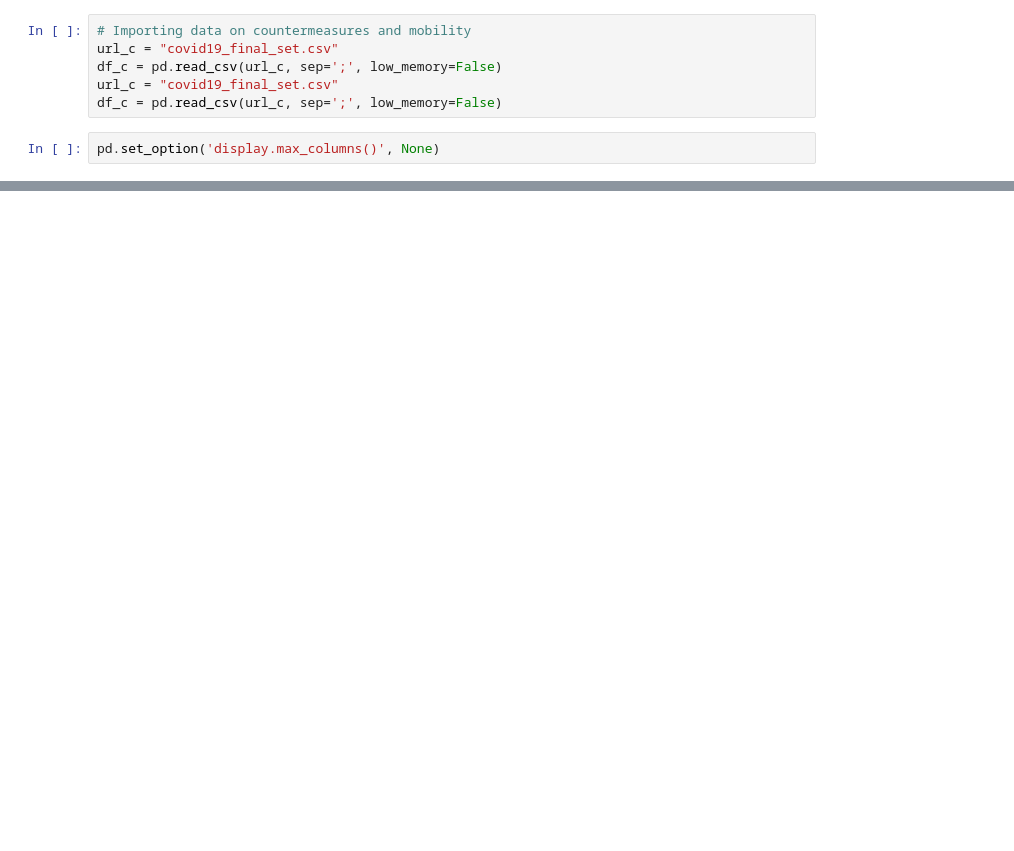
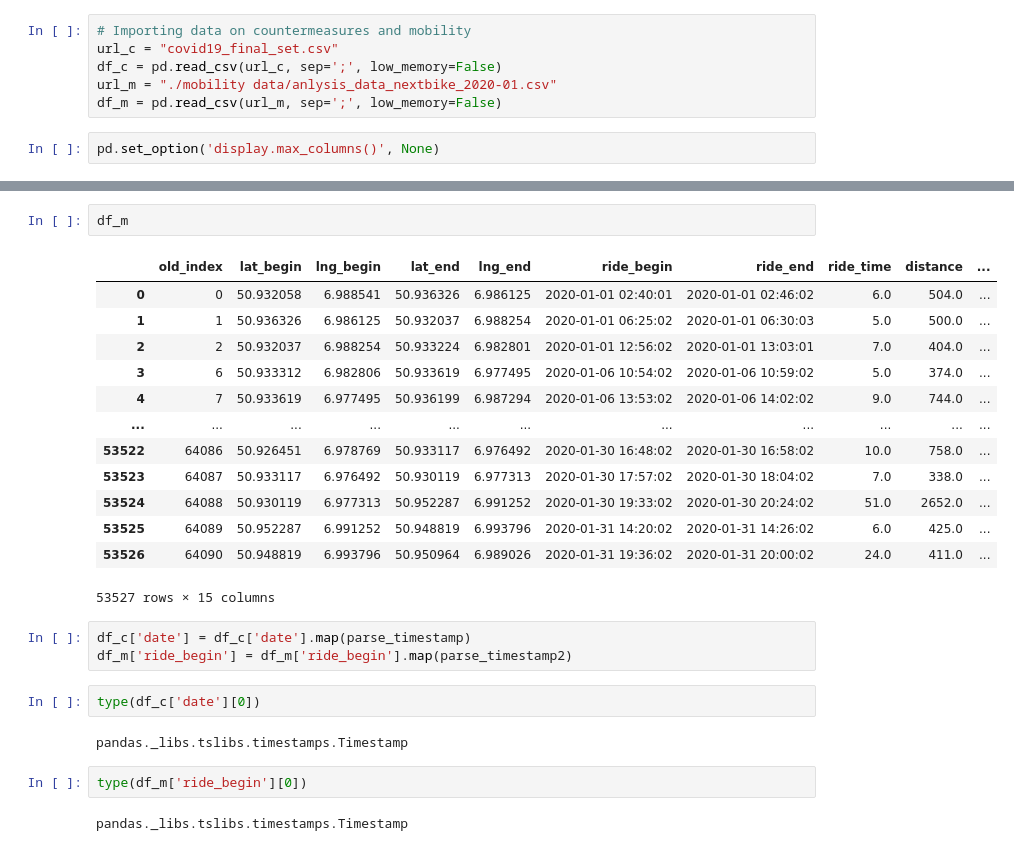
Before and after one commit to nadjalc/COVID19MobilityAnalysis, a Jupyter notebook: covid data analysis/joining_with_mobility.ipynb, the cells around one changed output, grey strips where cells are left out. Drawn from its saved outputs; the diff is of its cells as text; blank space fills up the shorter version.

```diff
--- a/covid data analysis/joining_with_mobility.ipynb
+++ b/covid data analysis/joining_with_mobility.ipynb
@@ -15,7 +20,7 @@ fmt = '%d.%m.%Y'
 # Importing data on countermeasures and mobility
 url_c = "covid19_final_set.csv"
 df_c = pd.read_csv(url_c, sep=';', low_memory=False)
-url_c = "covid19_final_set.csv"
-df_c = pd.read_csv(url_c, sep=';', low_memory=False)
+url_m = "./mobility data/anlysis_data_nextbike_2020-01.csv"
+df_m = pd.read_csv(url_m, sep=';', low_memory=False)
 # %%
 pd.set_option('display.max_columns()', None)
@@ -51,0 +43,27 @@ final_df.to_csv('covid19_final_set.csv', sep=';', index=False)
+# %%
+df_m
+# %% [output]
+|  | old_index | lat_begin | lng_begin | lat_end | lng_end | ride_begin | ride_end | ride_time | distance | ... |
+| 0 | 0 | 50.932058 | 6.988541 | 50.936326 | 6.986125 | 2020-01-01 02:40:01 | 2020-01-01 02:46:02 | 6.0 | 504.0 | ... |
+| 1 | 1 | 50.936326 | 6.986125 | 50.932037 | 6.988254 | 2020-01-01 06:25:02 | 2020-01-01 06:30:03 | 5.0 | 500.0 | ... |
+| 2 | 2 | 50.932037 | 6.988254 | 50.933224 | 6.982801 | 2020-01-01 12:56:02 | 2020-01-01 13:03:01 | 7.0 | 404.0 | ... |
+| 3 | 6 | 50.933312 | 6.982806 | 50.933619 | 6.977495 | 2020-01-06 10:54:02 | 2020-01-06 10:59:02 | 5.0 | 374.0 | ... |
+| 4 | 7 | 50.933619 | 6.977495 | 50.936199 | 6.987294 | 2020-01-06 13:53:02 | 2020-01-06 14:02:02 | 9.0 | 744.0 | ... |
+| ... | ... | ... | ... | ... | ... | ... | ... | ... | ... | ... |
+| 53522 | 64086 | 50.926451 | 6.978769 | 50.933117 | 6.976492 | 2020-01-30 16:48:02 | 2020-01-30 16:58:02 | 10.0 | 758.0 | ... |
+| 53523 | 64087 | 50.933117 | 6.976492 | 50.930119 | 6.977313 | 2020-01-30 17:57:02 | 2020-01-30 18:04:02 | 7.0 | 338.0 | ... |
+| 53524 | 64088 | 50.930119 | 6.977313 | 50.952287 | 6.991252 | 2020-01-30 19:33:02 | 2020-01-30 20:24:02 | 51.0 | 2652.0 | ... |
+| 53525 | 64089 | 50.952287 | 6.991252 | 50.948819 | 6.993796 | 2020-01-31 14:20:02 | 2020-01-31 14:26:02 | 6.0 | 425.0 | ... |
+| 53526 | 64090 | 50.948819 | 6.993796 | 50.950964 | 6.989026 | 2020-01-31 19:36:02 | 2020-01-31 20:00:02 | 24.0 | 411.0 | ... |
+53527 rows × 15 columns
+# %%
+df_c['date'] = df_c['date'].map(parse_timestamp)
+df_m['ride_begin'] = df_m['ride_begin'].map(parse_timestamp2)
+# %%
+type(df_c['date'][0])
+# %% [output]
+pandas._libs.tslibs.timestamps.Timestamp
+# %%
+type(df_m['ride_begin'][0])
+# %% [output]
+pandas._libs.tslibs.timestamps.Timestamp
```
Also changed, not shown: parts of 11 cells of this notebook.
